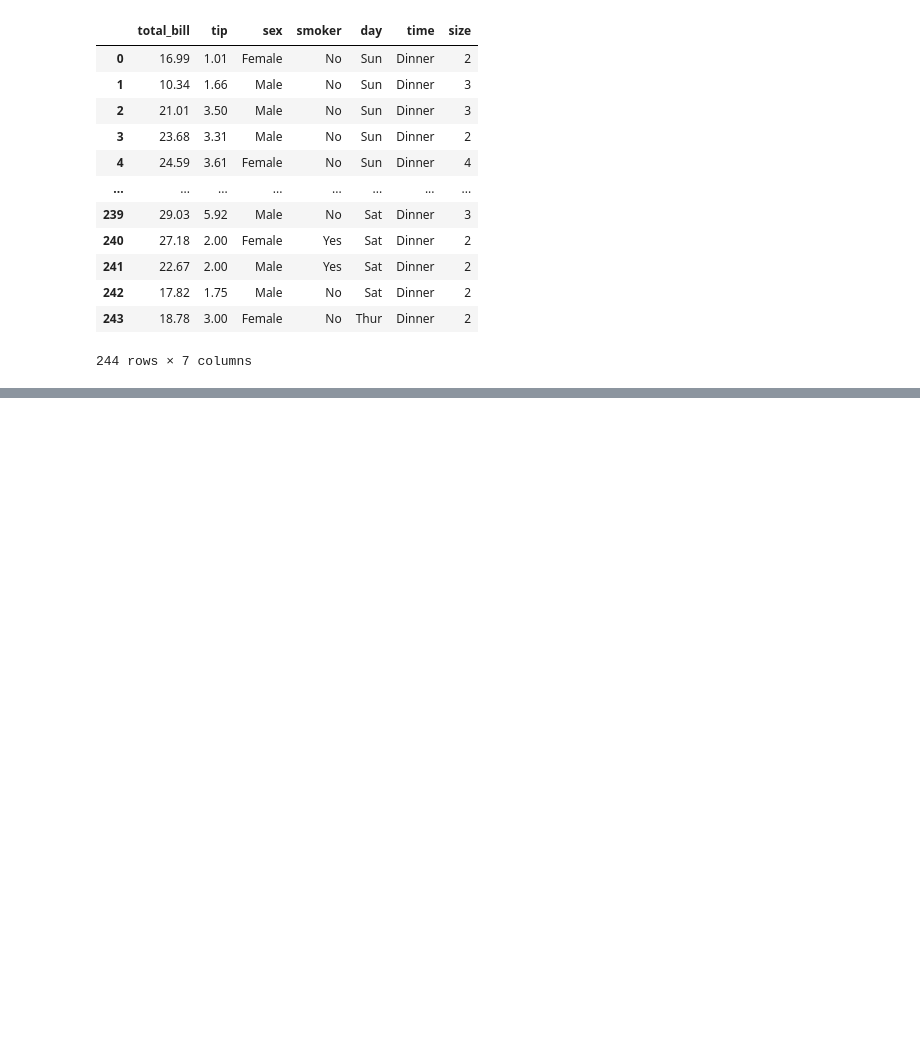
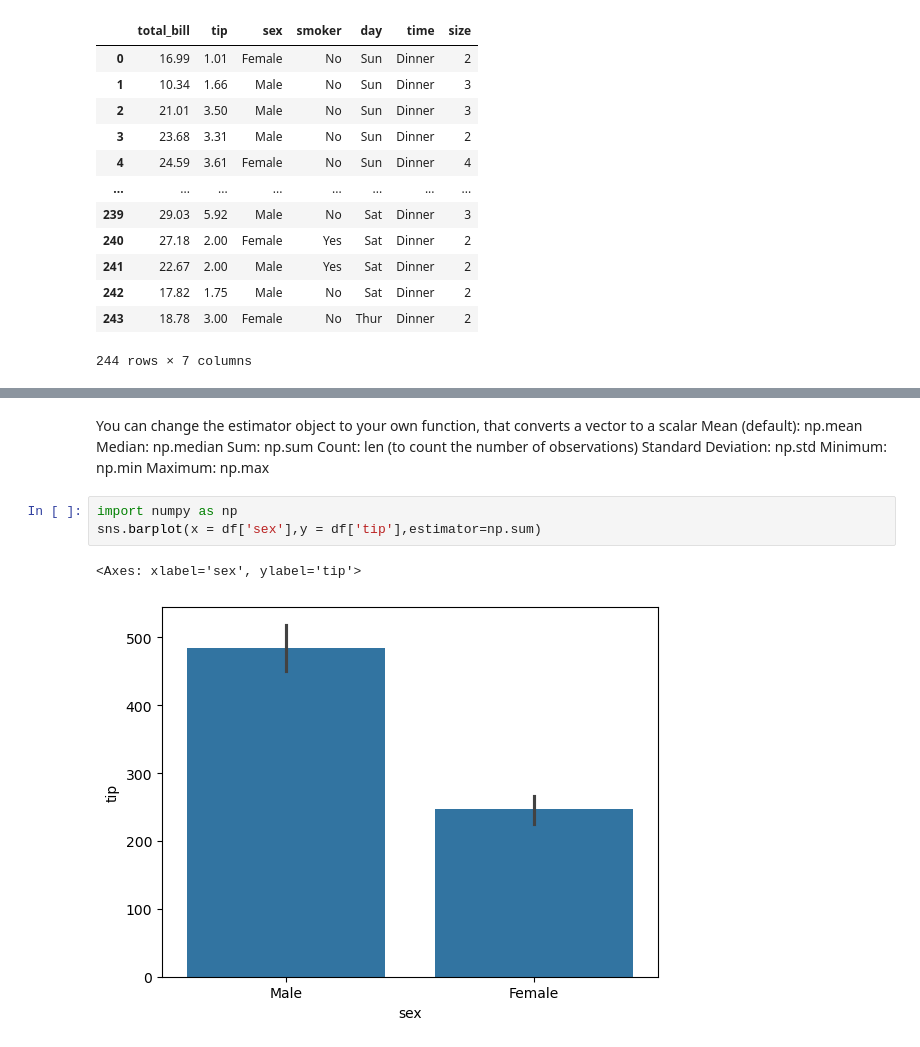
Before and after one commit to priyanshu5179/Data-visulization, a Jupyter notebook: Categoricalplots.ipynb, the cells around one changed output, grey strips where cells are left out. Cells and saved outputs as stored; diff of their text form; blank space fills up the shorter version.

```diff
--- a/Categoricalplots.ipynb
+++ b/Categoricalplots.ipynb
@@ -32,0 +43,8 @@ df
+# %% [markdown]
+You can change the estimator object to your own function, that converts a vector to a scalar Mean (default): np.mean Median: np.median Sum: np.sum Count: len (to count the number of observations) Standard Deviation: np.std Minimum: np.min Maximum: np.max
+# %%
+import numpy as np
+sns.barplot(x = df['sex'],y = df['tip'],estimator=np.sum)
+# %% [output]
+<Axes: xlabel='sex', ylabel='tip'>
+[figure, added]
```
Also changed, not shown: parts of 9 cells of this notebook.
